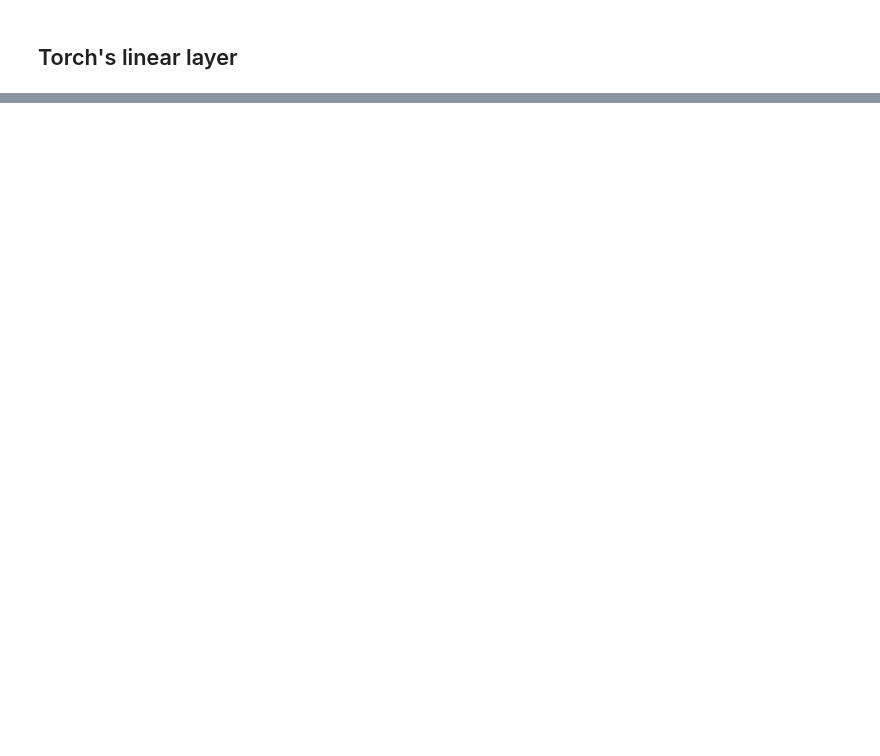
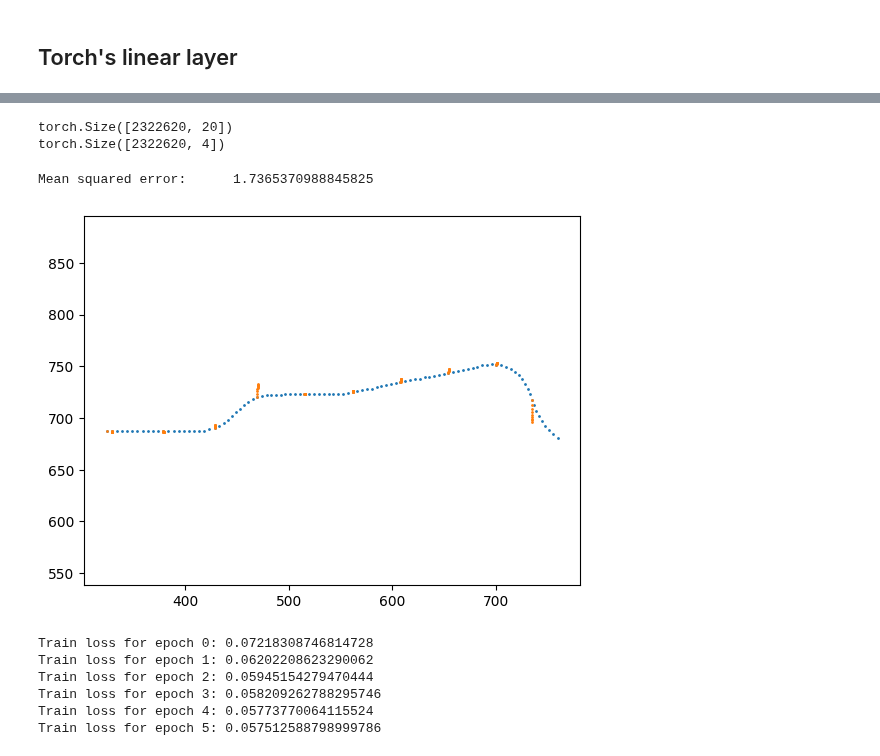
Before and after one commit to cgadski/autotude, a Jupyter notebook: rl/notebooks/state_transition_model/next_pos_problem.ipynb, the cells around one changed output, grey strips where cells are left out. Drawn from its saved outputs; the diff is of its cells as text; code cells hidden in the pictures; blank space fills up the shorter version.

```diff
--- a/rl/notebooks/state_transition_model/next_pos_problem.ipynb
+++ b/rl/notebooks/state_transition_model/next_pos_problem.ipynb
@@ -192,0 +166,55 @@ KeyboardInterrupt:
+# %%
+new_X = t.concat((X,x_angles,x_commands),dim=1)
+new_y = t.concat((y,y_angles),dim=1)
+print(new_X.shape)
+print(new_y.shape)
+# %% [output]
+torch.Size([2322620, 20])
+torch.Size([2322620, 4])
+# %%
+
+reg = LinearRegression().fit(new_X, new_y)
+y_pred = reg.predict(new_X)
+mse  = mean_squared_error(new_y, y_pred)
+print("Mean squared error:\t",mse)
+# %% [output]
+Mean squared error:      1.7365370988845825
+# %%
+
+steps = 100
+start = 1000
+end = start+steps
+
+pos_pred = t.zeros((steps,2))
+diff_pred = t.zeros((steps,20))
+
+pos_pred[0] = w[start,:,-2]
+diff_pred[0]=new_X[start]
+for i in range(steps-1):
+     y_pred = reg.predict(diff_pred[i].reshape(1, -1))
+     y_pred = t.tensor(y_pred[0])
+     diff_pred[i+1] = t.concat(
+          (diff_pred[i][2:16], y_pred, x_commands[start+1+i])
+     )
+     pos_pred[i+1] = pos_pred[i] + y_pred[:2]
+     if i % 10 ==0:
+         pos_pred[i+1] = w[start+i+1,:,-2]
+         diff_pred[i+1] = new_X[start+i+1]
+
+#plt.xlim((0, screen_size))
+#plt.ylim((0, screen_size))
+plt.axis('equal')
+plt.scatter(w[start:end,0,-2],w[start:end,1,-2],s=1)
+plt.scatter(pos_pred[:,0],pos_pred[:,1],s=1)
+plt.show()
+# %% [output]
+[figure, added]
+# %%
+model =run_sgd_batched(new_X, new_y, 5e-3,epochs=6)
+# %% [output]
+Train loss for epoch 0: 0.07218308746814728
+Train loss for epoch 1: 0.06202208623290062
+Train loss for epoch 2: 0.05945154279470444
+Train loss for epoch 3: 0.058209262788295746
+Train loss for epoch 4: 0.05773770064115524
+Train loss for epoch 5: 0.057512588798999786
```
Also changed, not shown: parts of 24 cells of this notebook.
